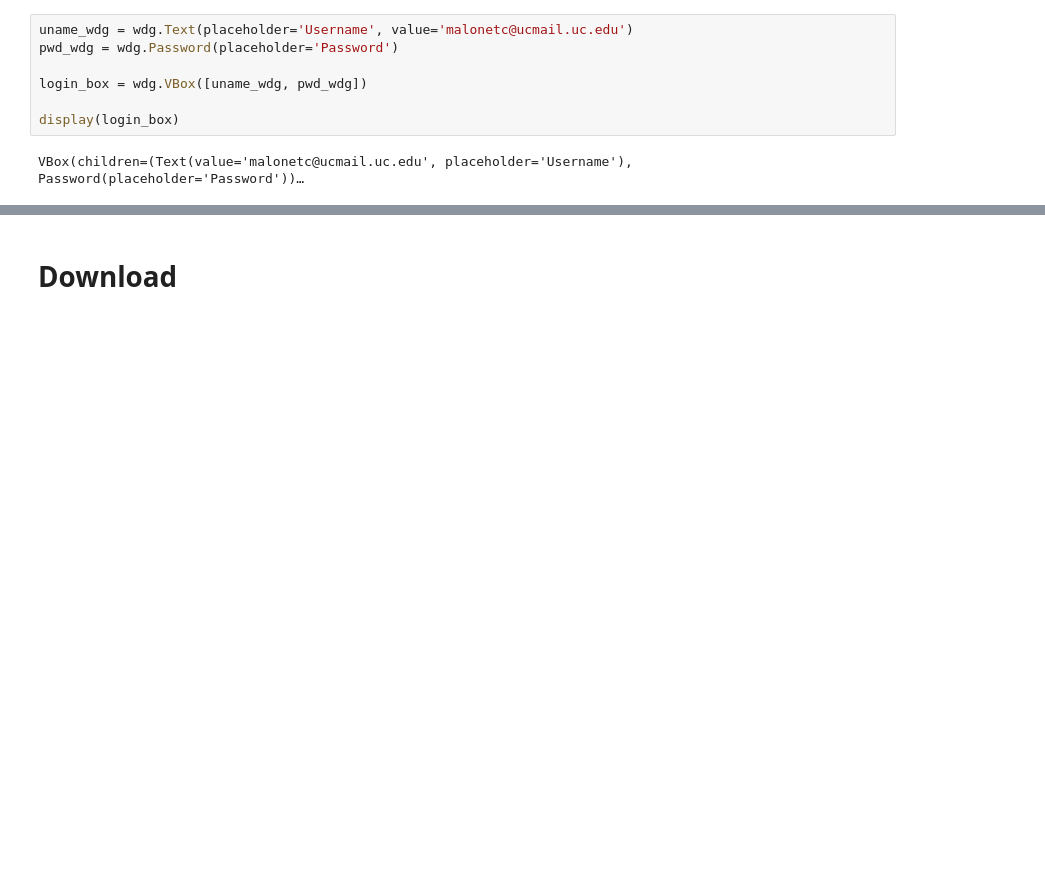
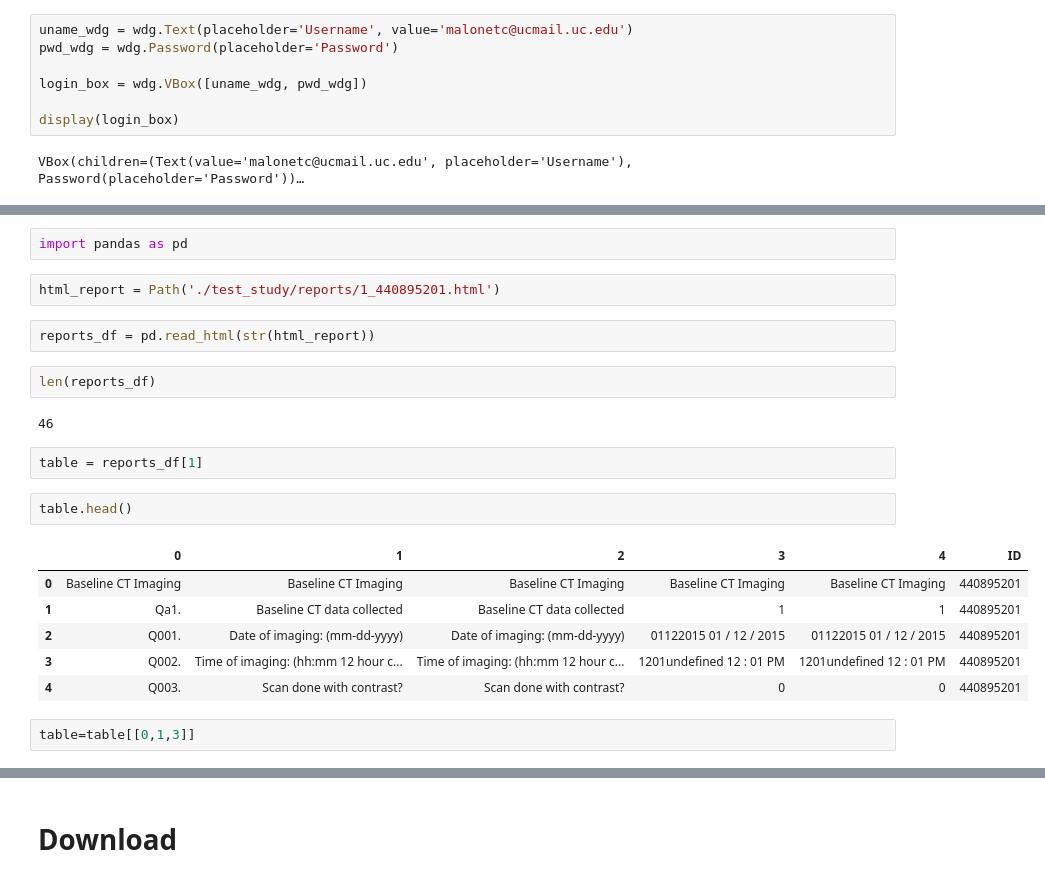
Before and after one commit to maloneytc/AMBRA_Backups, a Jupyter notebook: testing/Utils_Testing.ipynb, the cells around one changed output, grey strips where cells are left out. Drawn from its saved outputs; the diff is of its cells as text; blank space fills up the shorter version.

```diff
--- a/testing/Utils_Testing.ipynb
+++ b/testing/Utils_Testing.ipynb
@@ -92,0 +64,23 @@ True
+# %%
+import pandas as pd
+# %%
+html_report = Path('./test_study/reports/1_440895201.html')
+# %%
+reports_df = pd.read_html(str(html_report))
+# %%
+len(reports_df)
+# %% [output]
+46
+# %%
+table = reports_df[1]
+# %%
+table.head()
+# %% [output]
+|  | 0 | 1 | 2 | 3 | 4 | ID |
+| 0 | Baseline CT Imaging | Baseline CT Imaging | Baseline CT Imaging | Baseline CT Imaging | Baseline CT Imaging | 440895201 |
+| 1 | Qa1. | Baseline CT data collected | Baseline CT data collected | 1 | 1 | 440895201 |
+| 2 | Q001. | Date of imaging: (mm-dd-yyyy) | Date of imaging: (mm-dd-yyyy) | 01122015 01 / 12 / 2015 | 01122015 01 / 12 / 2015 | 440895201 |
+| 3 | Q002. | Time of imaging: (hh:mm 12 hour c... | Time of imaging: (hh:mm 12 hour c... | 1201undefined 12 : 01 PM | 1201undefined 12 : 01 PM | 440895201 |
+| 4 | Q003. | Scan done with contrast? | Scan done with contrast? | 0 | 0 | 440895201 |
+# %%
+table=table[[0,1,3]]
```
Also changed, not shown: parts of 36 cells of this notebook, 2 other files.
